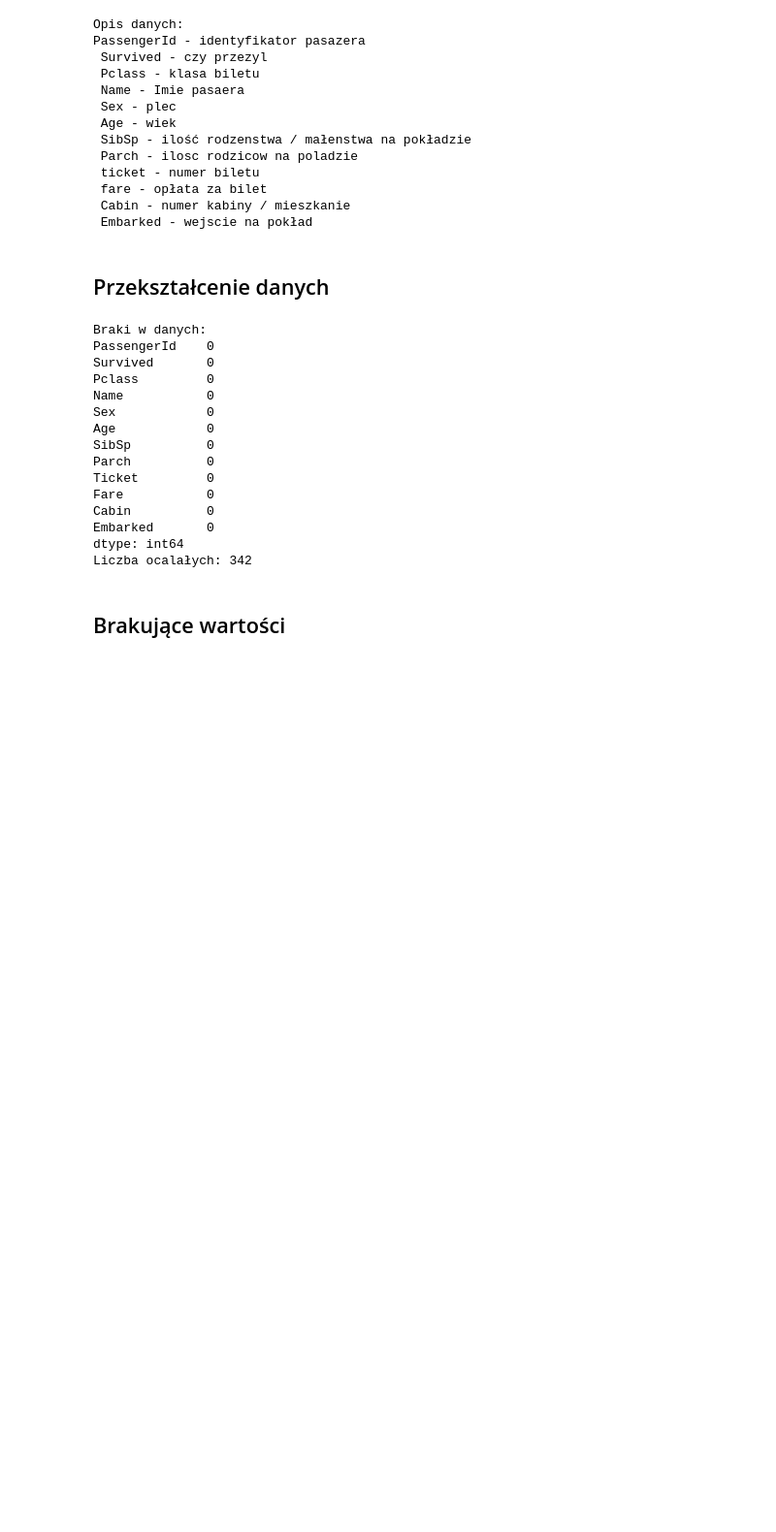
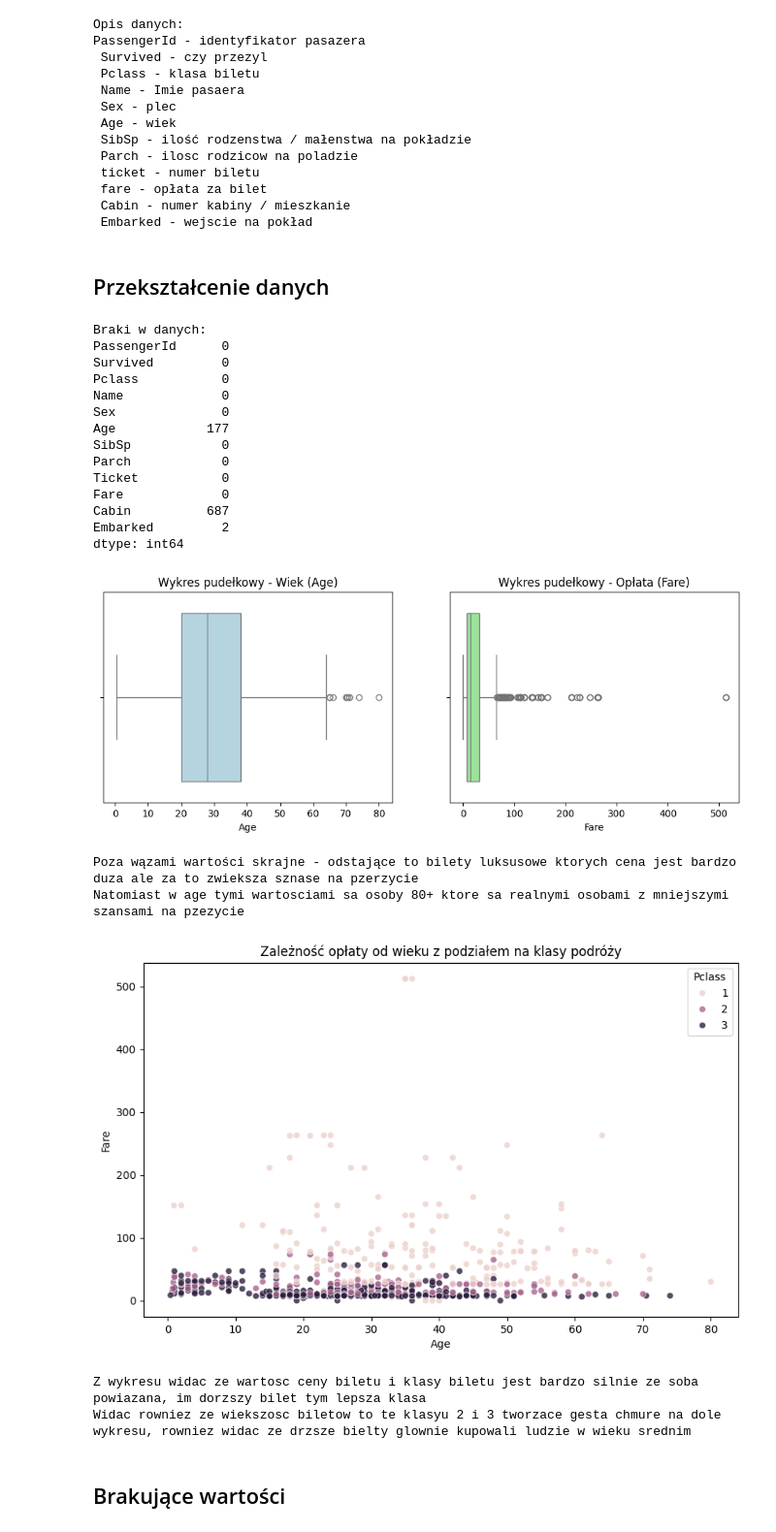
Before and after one commit to Zajecia-na-PWr-LR/lista-2-tomek2005, a Jupyter notebook: UczenieMaszynowe_25_26_Lista2.ipynb, the cells around one changed output. Shown at 97% size. Cells and saved outputs as stored; diff of their text form; code cells hidden in the pictures; blank space fills up the shorter version.

```diff
--- a/UczenieMaszynowe_25_26_Lista2.ipynb
+++ b/UczenieMaszynowe_25_26_Lista2.ipynb
@@ -107,29 +107,60 @@ PassengerId - identyfikator pasazera
  Embarked - wejscie na pokład
 # %% [markdown]
 ## Przekształcenie danych
-# %%
-# MIEJSCE NA TWÓJ KOD
-print("Braki w danych:")
-print(titanic.isnull().sum())
-
-#wartosci odstajace
-#jakis opis, analiy wielowymairow, wyswitalnei wartosci wzgledem innych
-# %% [output]
-Braki w danych:
-PassengerId    0
-Survived       0
-Pclass         0
-Name           0
-Sex            0
-Age            0
-SibSp          0
-Parch          0
-Ticket         0
-Fare           0
-Cabin          0
-Embarked       0
-dtype: int64
-Liczba ocalałych: 342
+# %%
+# MIEJSCE NA TWÓJ KOD
+print("Braki w danych:")
+print(titanic.isnull().sum())
+
+
+titanic = titanic.drop(columns=['PassengerId', 'Ticket'])
+
+
+fig, axes = plt.subplots(1, 2, figsize=(12, 4))
+sns.boxplot(data=titanic, x='Age', ax=axes[0], color='lightblue')
+axes[0].set_title('Wykres pudełkowy - Wiek (Age)')
+sns.boxplot(data=titanic, x='Fare', ax=axes[1], color='lightgreen')
+axes[1].set_title('Wykres pudełkowy - Opłata (Fare)')
+plt.show()
+
+print("Poza wązami wartości skrajne - odstające to bilety luksusowe ktorych cena jest bardzo duza ale za to zwieksza sznase na pzerzycie")
+print("Natomiast w age tymi wartosciami sa osoby 80+ ktore sa realnymi osobami z mniejszymi szansami na pzezycie")
+print()
+print()
+
+
+
+plt.figure(figsize=(10, 6))
+sns.scatterplot(data=titanic, x='Age', y='Fare', hue='Pclass', alpha=0.8)
+plt.title('Zależność opłaty od wieku z podziałem na klasy podróży')
+plt.show()
+
+print("Z wykresu widac ze wartosc ceny biletu i klasy biletu jest bardzo silnie ze soba powiazana, im dorzszy bilet tym lepsza klasa")
+print("Widac rowniez ze wiekszosc biletow to te klasyu 2 i 3 tworzace gesta chmure na dole wykresu, rowniez widac ze drzsze bielty glownie kupowali ludzie w wieku srednim")
+
+#wartosci odstajace
+#jakis opis, analiy wielowymairow, wyswitalnei wartosci wzgledem innych
+# %% [output]
+Braki w danych:
+PassengerId      0
+Survived         0
+Pclass           0
+Name             0
+Sex              0
+Age            177
+SibSp            0
+Parch            0
+Ticket           0
+Fare             0
+Cabin          687
+Embarked         2
+dtype: int64
+[figure, added]
+Poza wązami wartości skrajne - odstające to bilety luksusowe ktorych cena jest bardzo duza ale za to zwieksza sznase na pzerzycie
+Natomiast w age tymi wartosciami sa osoby 80+ ktore sa realnymi osobami z mniejszymi szansami na pzezycie
+[figure, added]
+Z wykresu widac ze wartosc ceny biletu i klasy biletu jest bardzo silnie ze soba powiazana, im dorzszy bilet tym lepsza klasa
+Widac rowniez ze wiekszosc biletow to te klasyu 2 i 3 tworzace gesta chmure na dole wykresu, rowniez widac ze drzsze bielty glownie kupowali ludzie w wieku srednim
 # %% [markdown]
 ## Brakujące wartości
 # %% [markdown]
```
Also changed, not shown: parts of 15 cells of this notebook.
